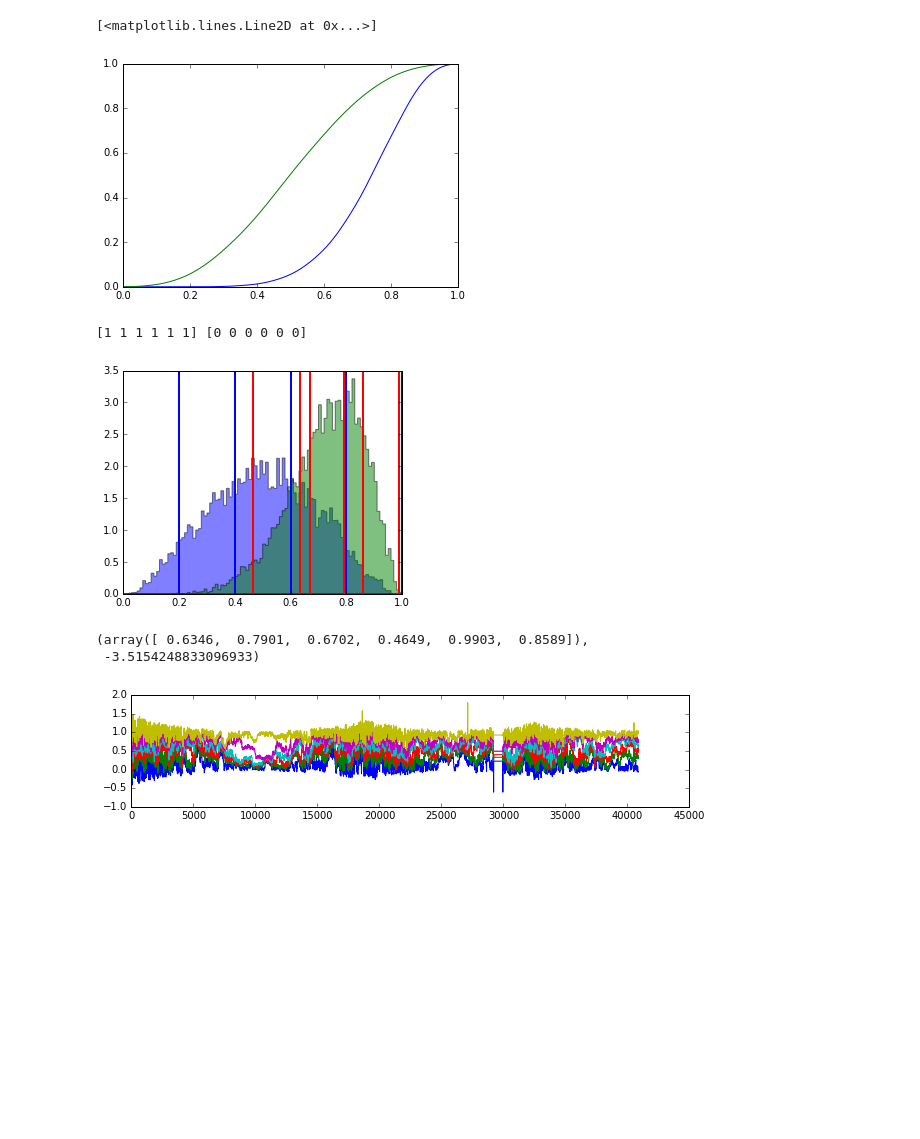
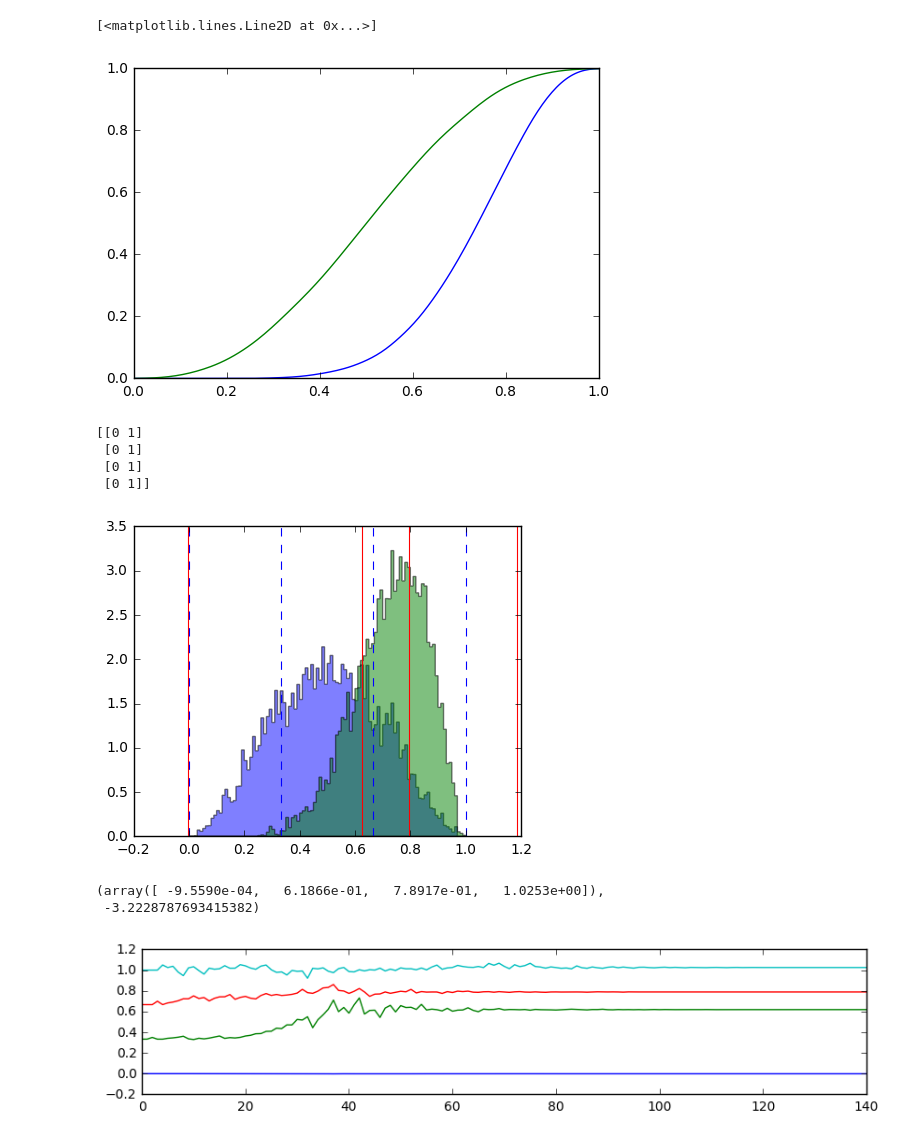
Before and after one commit to yhaddad/KaggleDojo, a Jupyter notebook: zbinner_tester.ipynb, the cells around one changed output. Saved outputs shown, nothing was run; the diff lists cells and outputs as text; code cells hidden in the pictures; blank space fills up the shorter version.

Commit message:
udpate on zbinner test

```diff
--- a/zbinner_tester.ipynb
+++ b/zbinner_tester.ipynb
@@ -1,5 +1,6 @@
 # %%
 import numpy as np
+import pandas as pd
 np.set_printoptions(precision=4)
 
 import matplotlib.pyplot as plt
@@ -7,7 +8,7 @@ from matplotlib import animation, rc
 from IPython.display import HTML
 
 
-plt.rcParams['animation.writer'] = 'avconv'
+# plt.rcParams['animation.writer'] = 'avconv'
 %matplotlib inline
 # %%
 s_raw = np.random.beta(8,3, 8000)
@@ -74,7 +75,7 @@ plt.plot(x, [s_.integrate_box_1d(0,x[i]) for i in range(x.shape[0])], label='kde
 plt.plot(x, [b_.integrate_box_1d(0,x[i]) for i in range(x.shape[0])], label='kde-b')
 # %% [output]
 [<matplotlib.lines.Line2D at 0x...>]
-[figure, old version]
+[figure, new version]
 # %%
 from scipy import optimize
 from scipy.integrate import quad
@@ -161,47 +162,57 @@ class zbinner(binner_base):
         self.pdf_s = kde.gaussian_kde(self.X[self.y==1], weights=self.sample_weights[self.y==1])
         self.pdf_b = kde.gaussian_kde(self.X[self.y==0], weights=self.sample_weights[self.y==0])
 
-        bound_max   = np.array([ max(self.range) for i in range(self.nbins + 1)])
-        bound_min   = np.array([ min(self.range) for i in range(self.nbins + 1)])
-        print bound_max, bound_min
+        #bound_max   = np.array([ max(self.range) for i in range(self.nbins + 1)])
+        #bound_min   = np.array([ min(self.range) for i in range(self.nbins + 1)])
+        _bounds_   = np.array([self.range for i in range(self.nbins + 1)])
+        print _bounds_
+        res = None
         def print_fun(x, f, accepted):
             print("at minimum %.4f accepted %d" % (f, int(accepted)))
-        _bounds_ = costum_bounds(bound_max, bound_min)
-        res = optimize.basinhopping(self.cost_fun, x_init,
-                                    minimizer_kwargs=min_args,
-                                    accept_test=_bounds_,
-                                    #callback=print_fun,
-                                    niter=100)
+        if self.use_kde_density:
+            res = optimize.minimize(self.cost_fun,x_init, bounds=_bounds_,
+                                    method='Nelder-Mead')
+        else:
+            _bounds_ = costum_bounds(bound_max, bound_min)
+            res = optimize.basinhopping(self.cost_fun, x_init,
+                                        minimizer_kwargs=min_args,
+                                        accept_test=_bounds_,
+                                        #callback=print_fun,
+                                        niter=100)
+
         return res
 # %%
-ncat    = 5
+ncat    = 3
 binner  = zbinner(ncat,[0,1])
 results = binner.fit(data, y, sample_weights = weight)
 # %% [output]
-[1 1 1 1 1 1] [0 0 0 0 0 0]
+[[0 1]
+ [0 1]
+ [0 1]
+ [0 1]]
 # %%
 fig = plt.figure(figsize=(5,4))
 plt.hist(data[y==0], bins=100, range=[0,1],weights=weight[y==0], histtype='stepfilled', alpha=0.5,normed=True)
 plt.hist(data[y==1], bins=100, range=[0,1],weights=weight[y==1], histtype='stepfilled', alpha=0.5,normed=True)
 for b in np.sort(results.x):
-    plt.axvline(x=b, linewidth=2.0, color='red')
+    plt.axvline(x=b, linewidth=2.0, color='red',lw=0.8)
 for b in np.sort(np.linspace (0,1,ncat+1)):
-    plt.axvline(x=b, linewidth=2.0, color='blue')
+    plt.axvline(x=b, linewidth=2.0, color='blue',lw=0.8, ls='--')
 # plt.yscale('log')
 plt.show()
 # %% [output]
-[figure, old version]
+[figure, new version]
 # %%
 results.x, results.fun
 # %% [output]
-(array([ 0.6346,  0.7901,  0.6702,  0.4649,  0.9903,  0.8589]),
- -3.5154248833096933)
+(array([ -9.5590e-04,   6.1866e-01,   7.8917e-01,   1.0253e+00]),
+ -3.2228787693415382)
 # %%
 fig = plt.figure(figsize=(10,2))
 for ix in range(results.x.shape[0]):
     plt.plot(range(np.array(binner.scan['bounds']).shape[0]), np.array(binner.scan['bounds'])[:,ix] )
 # %% [output]
-[figure, old version]
+[figure, new version]
 # %%
 fig = plt.figure(figsize=(10,2))
 plt.plot(range(np.array(binner.scan['bounds']).shape[0]), np.array(binner.scan['cost']))
```
Also changed, not shown: parts of 32 cells of this notebook.
